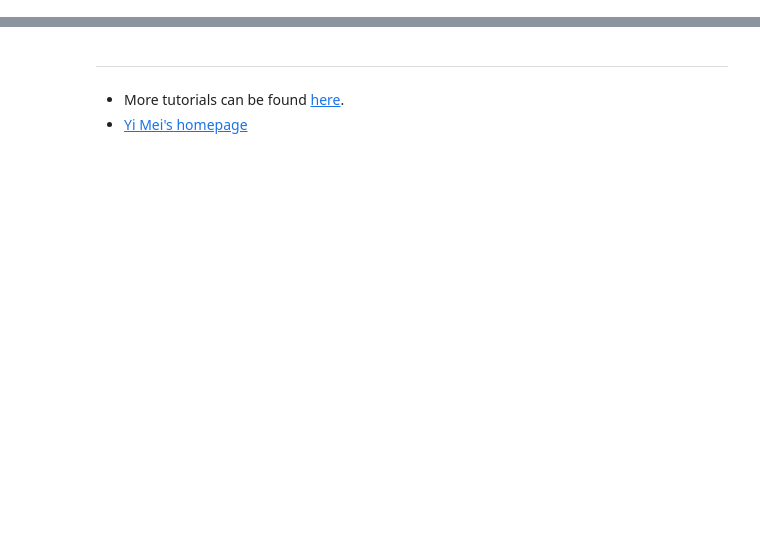
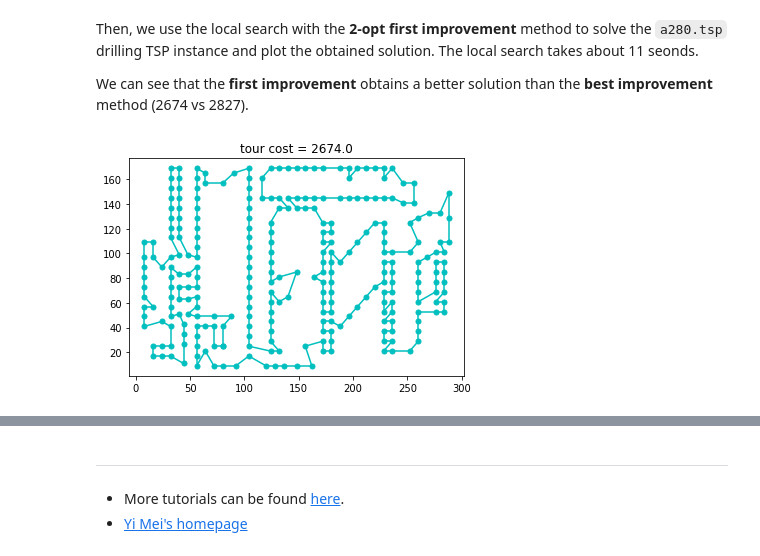
Before and after one commit to meiyi1986/tutorials, a Jupyter notebook: notebooks/local-search-tsp.ipynb, the cells around one changed output, grey strips where cells are left out. Drawn from its saved outputs; the diff is of its cells as text; code cells hidden in the pictures; blank space fills up the shorter version.

```diff
--- a/notebooks/local-search-tsp.ipynb
+++ b/notebooks/local-search-tsp.ipynb
@@ -393,0 +407,14 @@ Text(0.5, 1.0, 'final cost = 2767.0')
+# %% [markdown]
+Then, we use the local search with the **2-opt first improvement** method to solve the `a280.tsp` drilling TSP instance and plot the obtained solution. The local search takes about 11 seonds.
+
+We can see that the **first improvement** obtains a better solution than the **best improvement** method (2674 vs 2827).
+# %%
+two_opt_fi_tour, two_opt_fi_cost, two_opt_fi_log = local_search_tsp(a280_coord,
+                                                                    a280_cost_mtx,
+                                                                    random_tour,
+                                                                    two_opt_first_improvement,
+                                                                    seed = 1)
+
+plot_tour(two_opt_fi_tour, a280_coord, "tour cost = " + str(two_opt_fi_cost))
+# %% [output]
+[figure, added]
```
Also changed, not shown: parts of 49 cells of this notebook, 2 other files.
